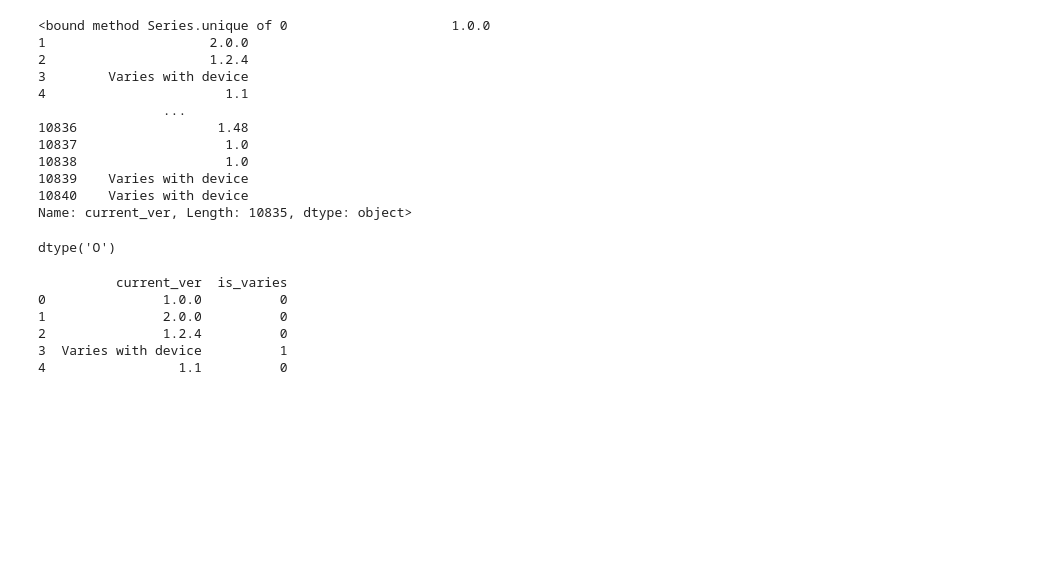
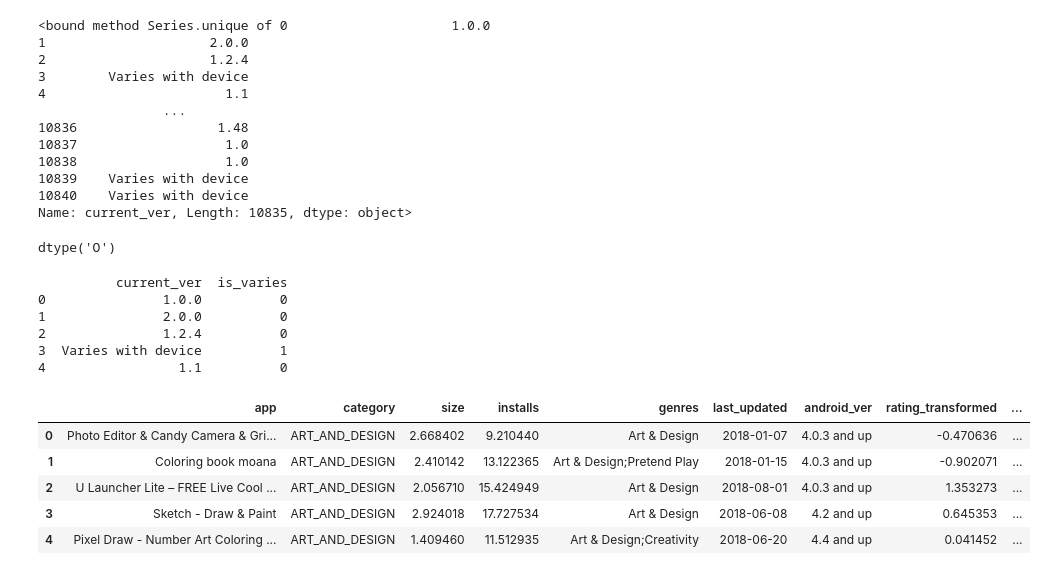
Before and after one commit to danial-baraty/ML-projs, a Jupyter notebook: googleplaystore/Mini Project 1.ipynb, the cells around one changed output. Drawn from its saved outputs; the diff is of its cells as text; code cells hidden in the pictures; blank space fills up the shorter version.

Commit message:
Split 'current_ver' into major, minor, and patch columns

```diff
--- a/googleplaystore/Mini Project 1.ipynb
+++ b/googleplaystore/Mini Project 1.ipynb
@@ -626,3 +626,41 @@ print(df[['current_ver', 'is_varies']].head())
 2               1.2.4          0
 3  Varies with device          1
 4                 1.1          0
+# %%
+# Replace the 'Varies with device' and 'nan' values with an empty string
+df['current_ver'] = df['current_ver'].replace('Varies with device', np.nan)
+df['current_ver'] = df['current_ver'].fillna('')
+# %%
+# expand=True makes split return a DataFrame, with each part of the string in its own column.
+version_parts = df['current_ver'].str.split('.', expand=True)
+
+version_parts = df['current_ver'].str.split('.', expand=True)
+
+# Replace the 'Varies with device' and 'nan' values with an empty string
+df['current_ver'] = df['current_ver'].replace('Varies with device', np.nan)
+df['current_ver'] = df['current_ver'].fillna('')
+
+# Split the 'current_ver' string into three parts (n=2 indicates two splits)
+version_parts = df['current_ver'].str.split('.', n=2, expand=True)
+
+# Rename the columns for clarity
+version_parts.columns = ['major_ver', 'minor_ver', 'patch_ver']
+
+# Convert the version columns to numeric, coercing errors to NaN
+for col in version_parts.columns:
+    version_parts[col] = pd.to_numeric(version_parts[col], errors='coerce').fillna(0).astype(int)
+
+# Concatenate the new version columns with the main dataframe
+df = pd.concat([df, version_parts], axis=1)
+
+# Drop the original 'current_ver' column
+df = df.drop(columns=['current_ver'])
+# %%
+df.head()
+# %% [output]
+|  | app | category | size | installs | genres | last_updated | android_ver | rating_transformed | ... |
+| 0 | Photo Editor & Candy Camera & Gri... | ART_AND_DESIGN | 2.668402 | 9.210440 | Art & Design | 2018-01-07 | 4.0.3 and up | -0.470636 | ... |
+| 1 | Coloring book moana | ART_AND_DESIGN | 2.410142 | 13.122365 | Art & Design;Pretend Play | 2018-01-15 | 4.0.3 and up | -0.902071 | ... |
+| 2 | U Launcher Lite – FREE Live Cool ... | ART_AND_DESIGN | 2.056710 | 15.424949 | Art & Design | 2018-08-01 | 4.0.3 and up | 1.353273 | ... |
+| 3 | Sketch - Draw & Paint | ART_AND_DESIGN | 2.924018 | 17.727534 | Art & Design | 2018-06-08 | 4.2 and up | 0.645353 | ... |
+| 4 | Pixel Draw - Number Art Coloring ... | ART_AND_DESIGN | 1.409460 | 11.512935 | Art & Design;Creativity | 2018-06-20 | 4.4 and up | 0.041452 | ... |
```
Also changed, not shown: parts of 2 cells of this notebook.
